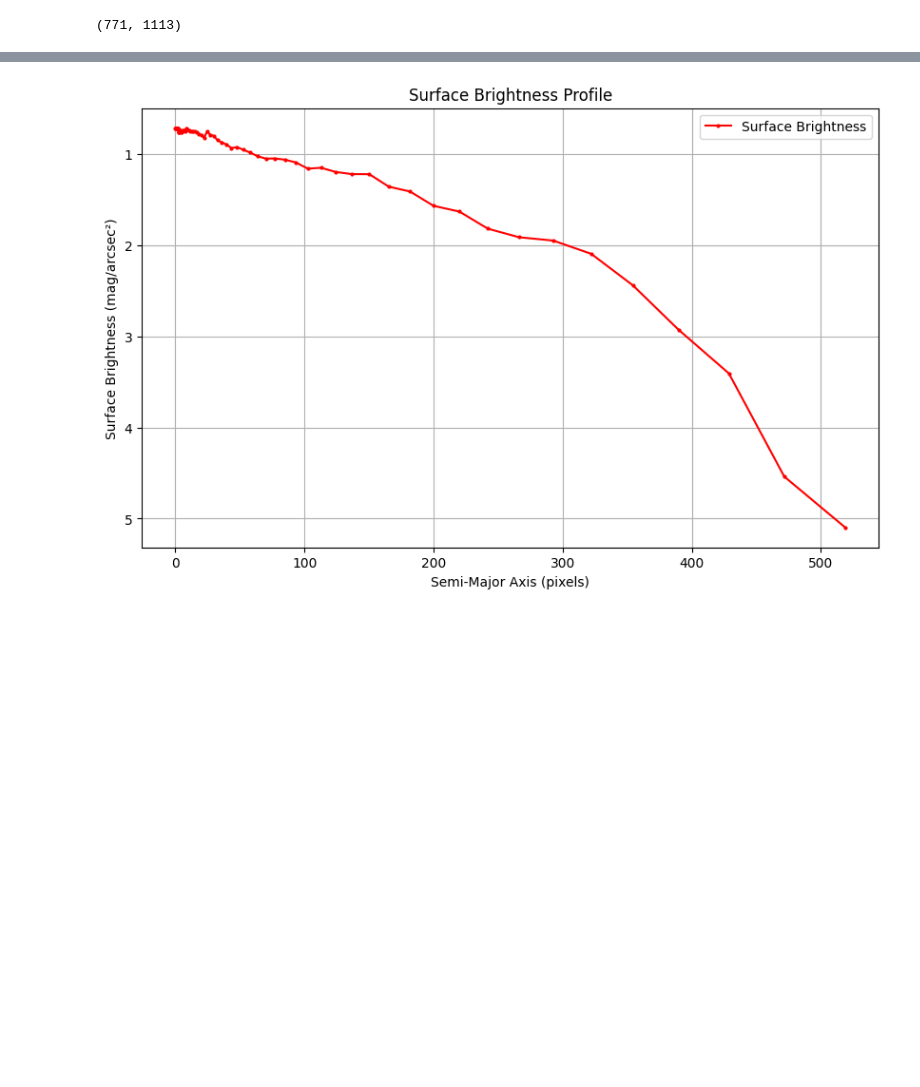
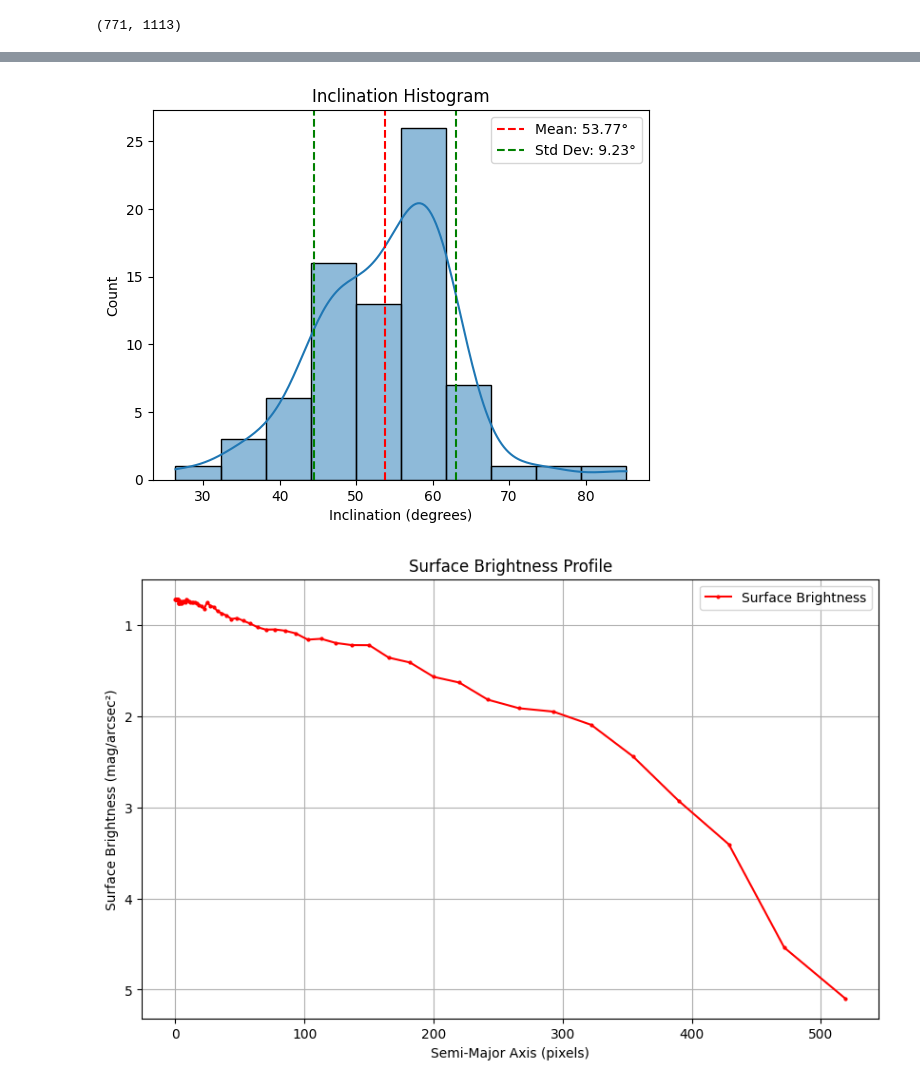
Before and after one commit to santortiz/parcial_galaxias, a Jupyter notebook: notebooks/1.ipynb, the cells around one changed output, grey strips where cells are left out. Cells and saved outputs as stored; diff of their text form; code cells hidden in the pictures; blank space fills up the shorter version.

```diff
--- a/notebooks/1.ipynb
+++ b/notebooks/1.ipynb
@@ -64,7 +64,7 @@ print(image_data.shape)
 (771, 1113)
 # %%
 import numpy as np
-from photutils.isophote import Ellipse, EllipseGeometry, build_ellipse_model
+from photutils.isophote import Ellipse, EllipseGeometry
 
 # Define the geometry starting at the refined center
 geometry = EllipseGeometry(
@@ -76,18 +76,3 @@ ellipse = Ellipse(image_data, geometry)
 
 # Fit the isophotes to the image data
 isolist = ellipse.fit_image()
-
-# Plot the image with fitted isophotes
-plt.figure(figsize=(10, 10))
-plt.imshow(image_data, cmap='gray', origin='lower')
-plt.colorbar()
-plt.title('Galaxy Image with Isophotes')
-
-# Overlay isophotes
-for iso in isolist:
-    x, y = iso.sampled_coordinates()
-    plt.plot(x, y, color='red', lw=1.0, alpha=0.4)
-
-plt.scatter(refined_center_x, refined_center_y, color='blue', marker='x', label='Center')
-plt.legend()
-plt.show()
@@ -96,3 +109,24 @@ plt.show()
+# %%
+import seaborn as sns
+import matplotlib.pyplot as plt
+import numpy as np
+
+mean_inclination = np.mean(incs)
+std_inclination = np.std(incs)
+
+sns.histplot(incs, kde=True, bins=10)
+plt.title('Inclination Histogram')
+plt.xlabel('Inclination (degrees)')
+plt.ylabel('Count')
+
+plt.axvline(mean_inclination, color='r', linestyle='--', label=f'Mean: {mean_inclination:.2f}°')
+plt.axvline(mean_inclination + std_inclination, color='g', linestyle='--', label=f'Std Dev: {std_inclination:.2f}°')
+plt.axvline(mean_inclination - std_inclination, color='g', linestyle='--')
+
+plt.legend()
+plt.show()
+# %% [output]
+[figure, added]
 # %%
 # from photutils.isophote import build_ellipse_model
 # # Create the isophote model
```
Also changed, not shown: parts of 6 cells of this notebook, 9 other files.
